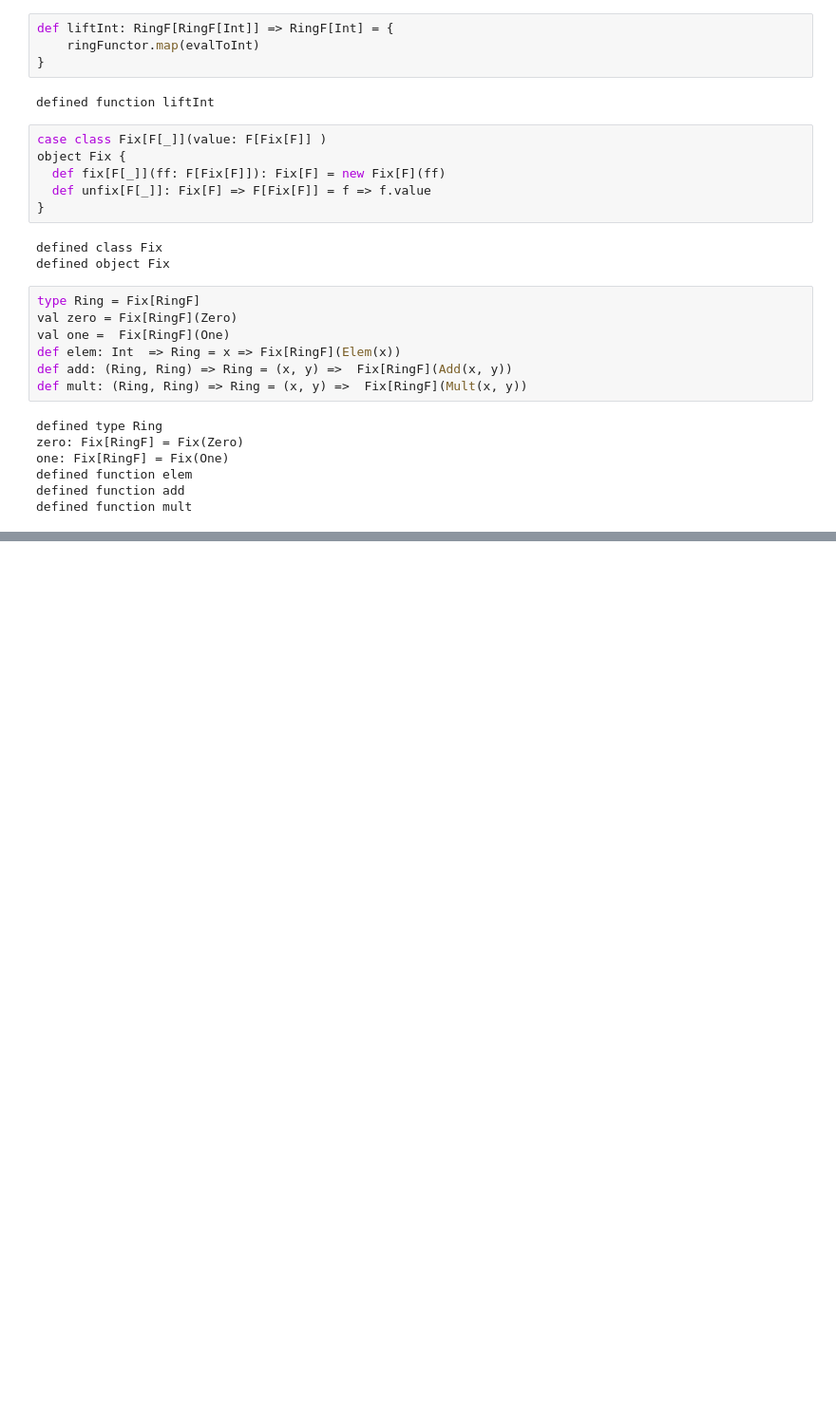
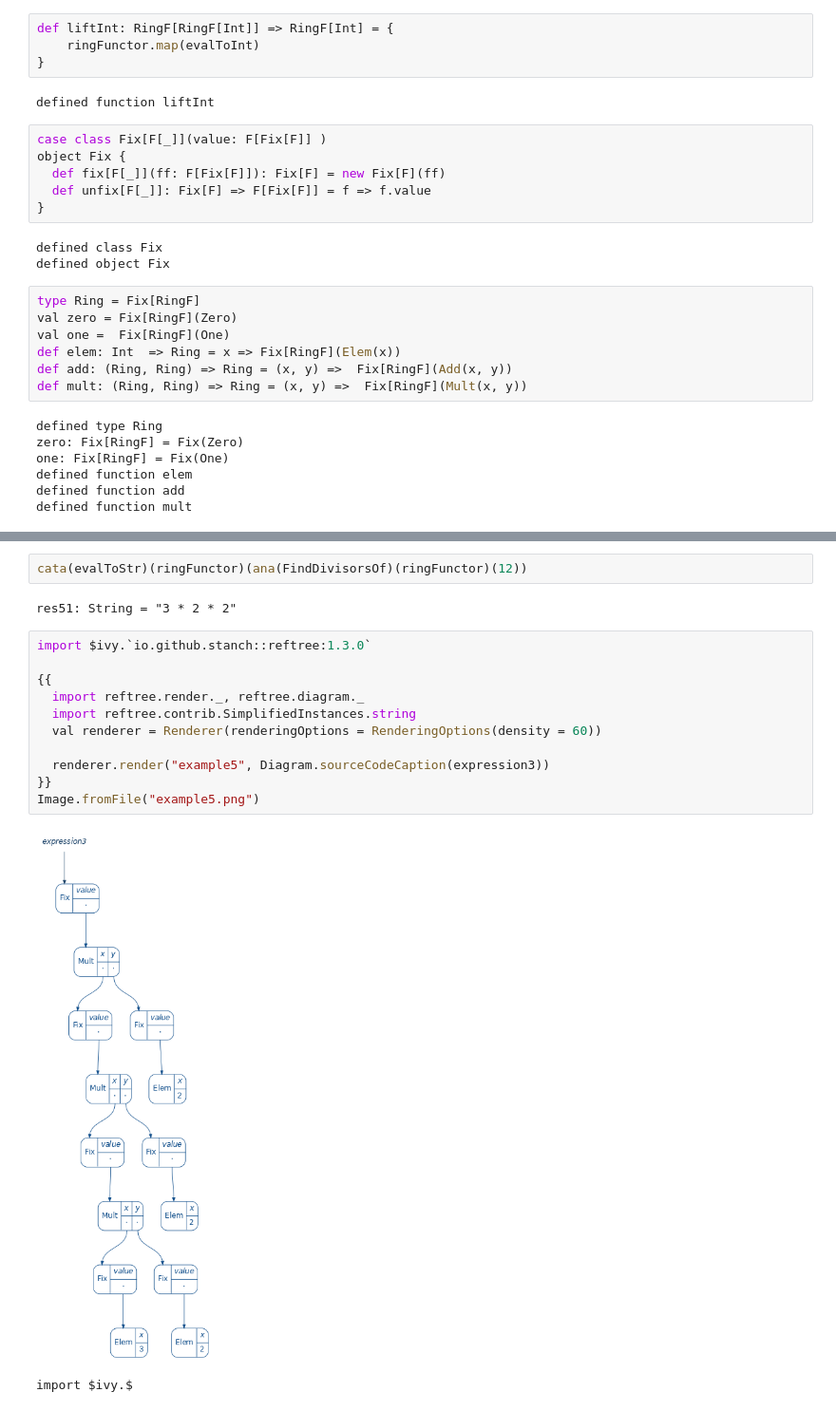
Before and after one commit to spartanmayo/recursionschemes-1, a Jupyter notebook: TalkNotebook.ipynb, the cells around one changed output, grey strips where cells are left out. Shown: that part at 95% size. Cells and saved outputs as stored; diff of their text form; blank space fills up the shorter version.

Commit message:
new examples and notes

```diff
--- a/TalkNotebook.ipynb
+++ b/TalkNotebook.ipynb
@@ -148,0 +214,18 @@ res19: Int = 14
+# %%
+cata(evalToStr)(ringFunctor)(ana(FindDivisorsOf)(ringFunctor)(12))
+# %% [output]
+res51: String = "3 * 2 * 2"
+# %%
+import $ivy.`io.github.stanch::reftree:1.3.0`
+
+{{
+  import reftree.render._, reftree.diagram._
+  import reftree.contrib.SimplifiedInstances.string
+  val renderer = Renderer(renderingOptions = RenderingOptions(density = 60))
+
+  renderer.render("example5", Diagram.sourceCodeCaption(expression3))
+}}
+Image.fromFile("example5.png")
+# %% [output]
+[figure, added]
+import $ivy.$
```
Also changed, not shown: parts of 14 cells of this notebook, 4 other files.
